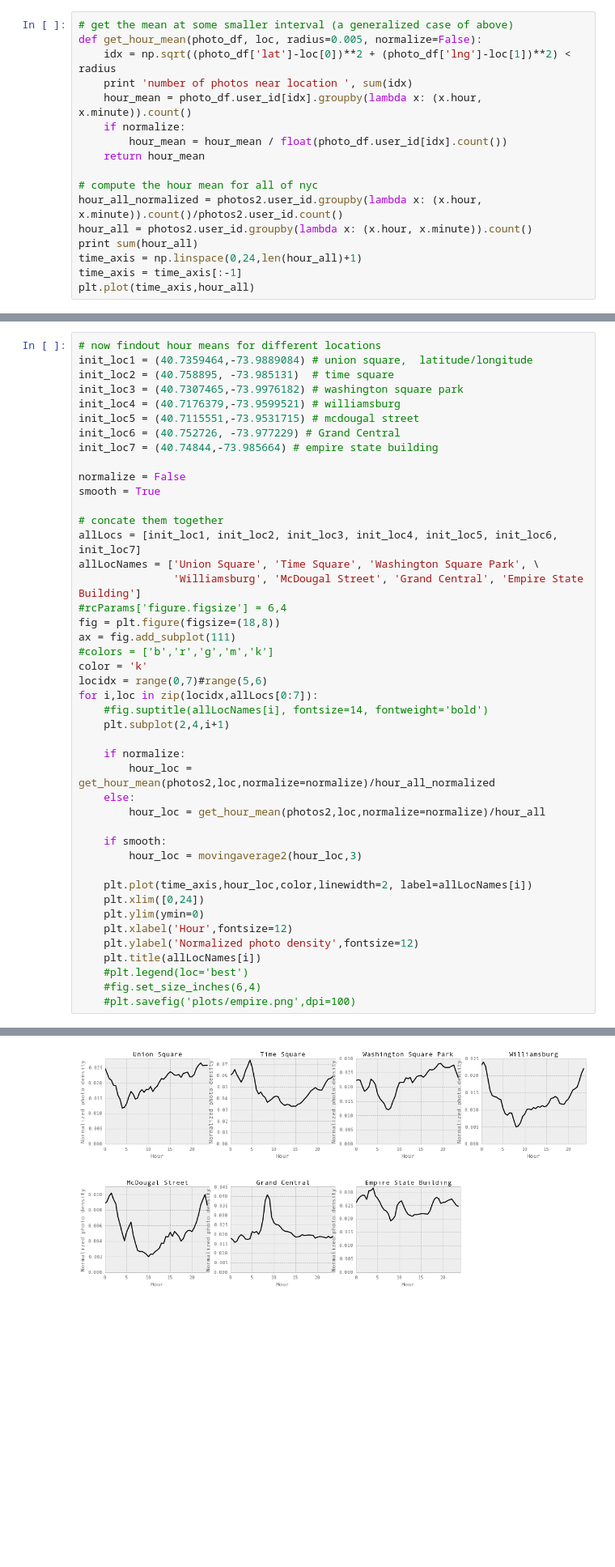
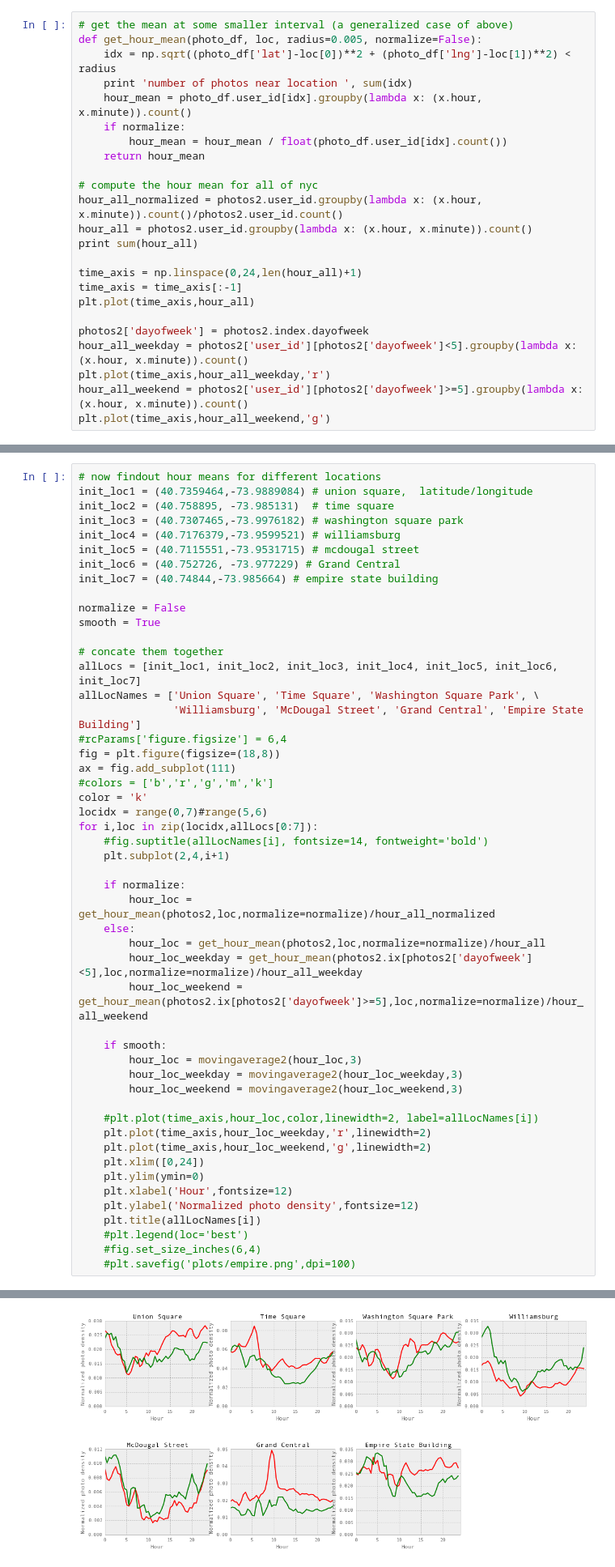
Before and after one commit to helenaxwang/AveNeue, a Jupyter notebook: analyze_flickr.py.ipynb, the cells around one changed output, grey strips where cells are left out. Shown at 81% size. Drawn from its saved outputs; the diff is of its cells as text; blank space fills up the shorter version.

```diff
--- a/analyze_flickr.py.ipynb
+++ b/analyze_flickr.py.ipynb
@@ -246,9 +246,16 @@ def get_hour_mean(photo_df, loc, radius=0.005, normalize=False):
 hour_all_normalized = photos2.user_id.groupby(lambda x: (x.hour, x.minute)).count()/photos2.user_id.count()
 hour_all = photos2.user_id.groupby(lambda x: (x.hour, x.minute)).count()
 print sum(hour_all)
+
 time_axis = np.linspace(0,24,len(hour_all)+1)
 time_axis = time_axis[:-1]
 plt.plot(time_axis,hour_all)
+
+photos2['dayofweek'] = photos2.index.dayofweek
+hour_all_weekday = photos2['user_id'][photos2['dayofweek']<5].groupby(lambda x: (x.hour, x.minute)).count()
+plt.plot(time_axis,hour_all_weekday,'r')
+hour_all_weekend = photos2['user_id'][photos2['dayofweek']>=5].groupby(lambda x: (x.hour, x.minute)).count()
+plt.plot(time_axis,hour_all_weekend,'g')
 # %% [output]
 253579
 [<matplotlib.lines.Line2D at 0x...>]
@@ -284,11 +291,17 @@ for i,loc in zip(locidx,allLocs[0:7]):
         hour_loc = get_hour_mean(photos2,loc,normalize=normalize)/hour_all_normalized
     else:
         hour_loc = get_hour_mean(photos2,loc,normalize=normalize)/hour_all
+        hour_loc_weekday = get_hour_mean(photos2.ix[photos2['dayofweek']<5],loc,normalize=normalize)/hour_all_weekday
+        hour_loc_weekend = get_hour_mean(photos2.ix[photos2['dayofweek']>=5],loc,normalize=normalize)/hour_all_weekend
 
     if smooth:
         hour_loc = movingaverage2(hour_loc,3)
+        hour_loc_weekday = movingaverage2(hour_loc_weekday,3)
+        hour_loc_weekend = movingaverage2(hour_loc_weekend,3)
 
-    plt.plot(time_axis,hour_loc,color,linewidth=2, label=allLocNames[i])
+    #plt.plot(time_axis,hour_loc,color,linewidth=2, label=allLocNames[i])
+    plt.plot(time_axis,hour_loc_weekday,'r',linewidth=2)
+    plt.plot(time_axis,hour_loc_weekend,'g',linewidth=2)
     plt.xlim([0,24])
     plt.ylim(ymin=0)
     plt.xlabel('Hour',fontsize=12)
@@ -308,2 +331,2 @@ number of photos near location  6192
-[figure, old version]
+[figure, new version]
 # %%
```
Also changed, not shown: parts of 6 cells of this notebook, 6 other files.
